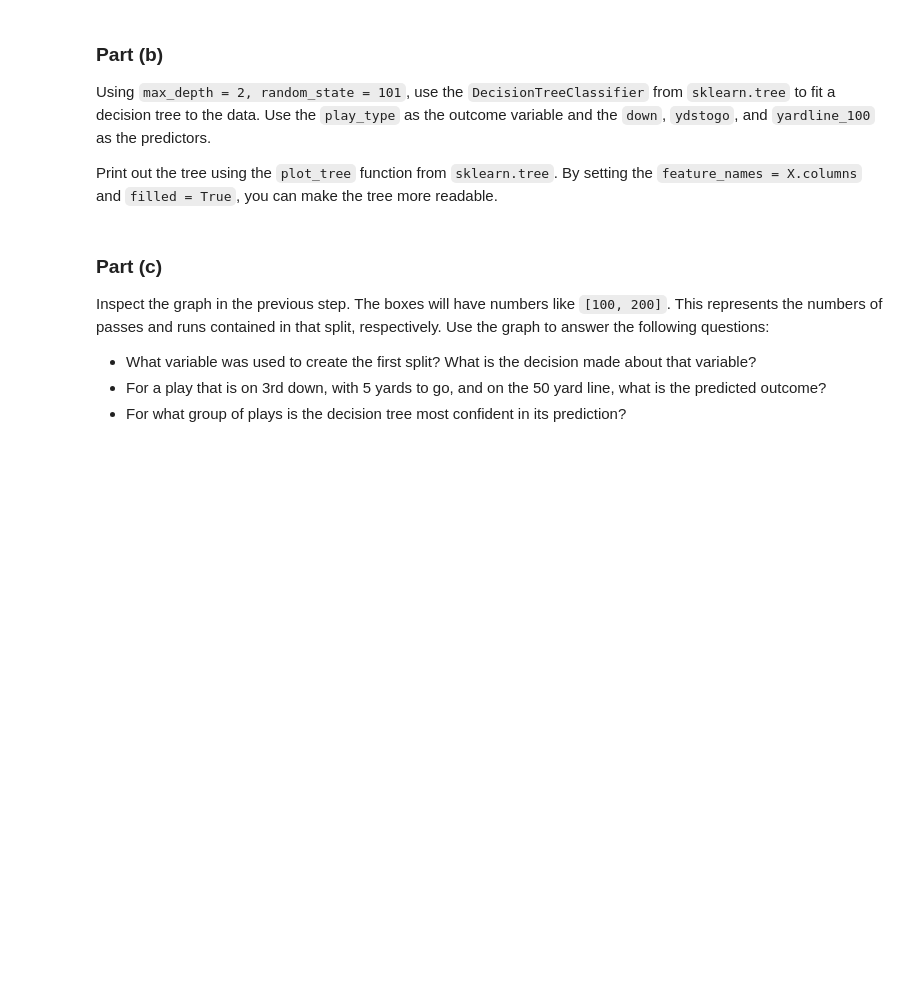
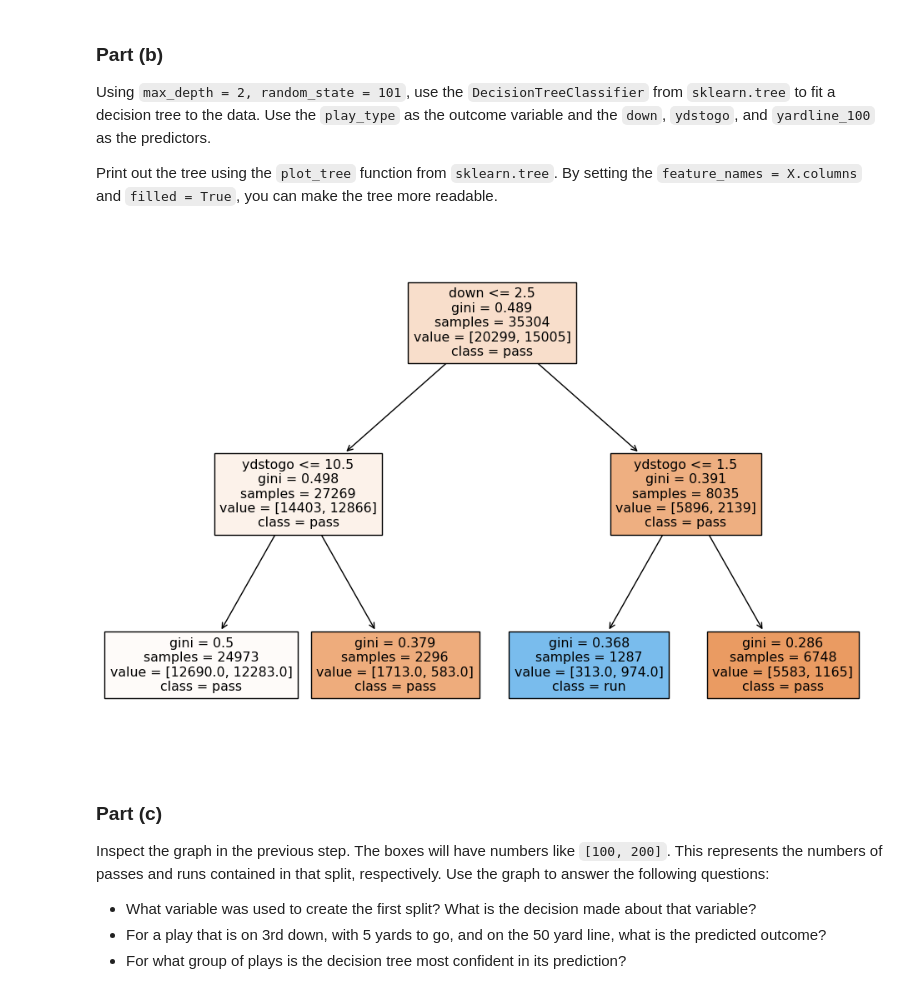
Before and after one commit to zhuol0129/homework-10-ZL, a Jupyter notebook: hw10.ipynb, the cells around one changed output. Drawn from its saved outputs; the diff is of its cells as text; code cells hidden in the pictures; blank space fills up the shorter version.

```diff
--- a/hw10.ipynb
+++ b/hw10.ipynb
@@ -173,3 +527,12 @@ In this problem we will use a decision tree to predict the outcome of a play. We
 ### Part (a)
 
 Create a new table `plays2` that only includes the columns `play_type`, `down`, `ydstogo`, and `yardline_100`. Drop any rows with missing values. Compute the marginal probabilities for the different play types.
+# %%
+# Create a new table 'plays2' with the specified columns and drop rows with missing values
+plays2 = plays[['play_type', 'down', 'ydstogo', 'yardline_100']].dropna()
+
+# Compute the marginal probabilities for the different play types
+marginal_probabilities = plays2['play_type'].value_counts(normalize=True)
+
+print("Marginal Probabilities for Play Types:")
+print(marginal_probabilities)
@@ -179,6 +548,23 @@ Create a new table `plays2` that only includes the columns `play_type`, `down`,
 Using `max_depth = 2, random_state = 101`, use the `DecisionTreeClassifier` from `sklearn.tree` to fit a decision tree to the data. Use the `play_type` as the outcome variable and the `down`, `ydstogo`, and `yardline_100` as the predictors.
 
 Print out the tree using the `plot_tree` function from `sklearn.tree`. By setting the `feature_names = X.columns` and `filled = True`, you can make the tree more readable.
+# %%
+from sklearn.tree import DecisionTreeClassifier, plot_tree
+
+# Define the predictors and outcome variable
+X = plays2[['down', 'ydstogo', 'yardline_100']]
+y = plays2['play_type']
+
+# Initialize and fit the decision tree classifier
+clf = DecisionTreeClassifier(max_depth=2, random_state=101)
+clf.fit(X, y)
+
+# Plot the decision tree
+plt.figure(figsize=(12, 8))
+plot_tree(clf, feature_names=X.columns, class_names=clf.classes_, filled=True)
+plt.show()
+# %% [output]
+[figure, added]
 # %% [markdown]
 
 
```
Also changed, not shown: parts of 23 cells of this notebook.
